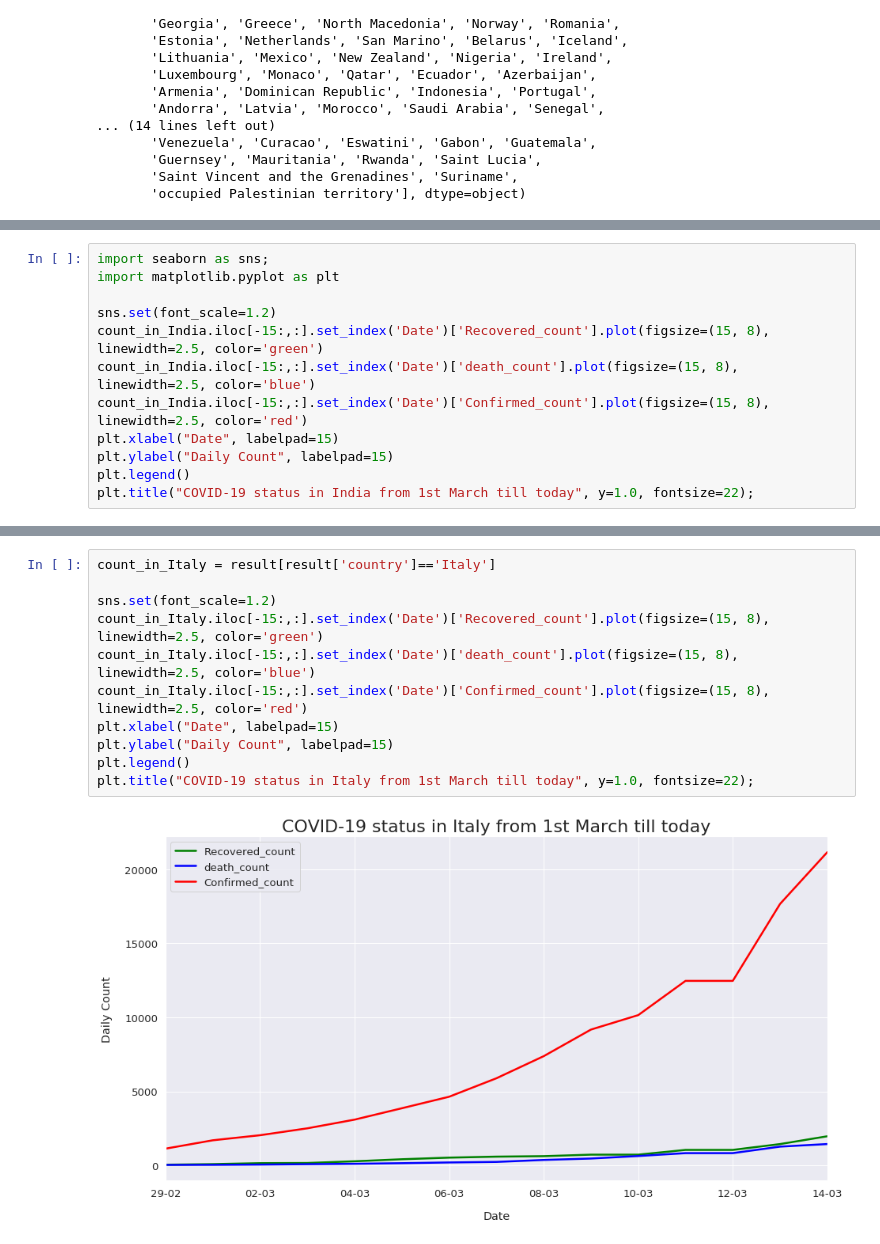
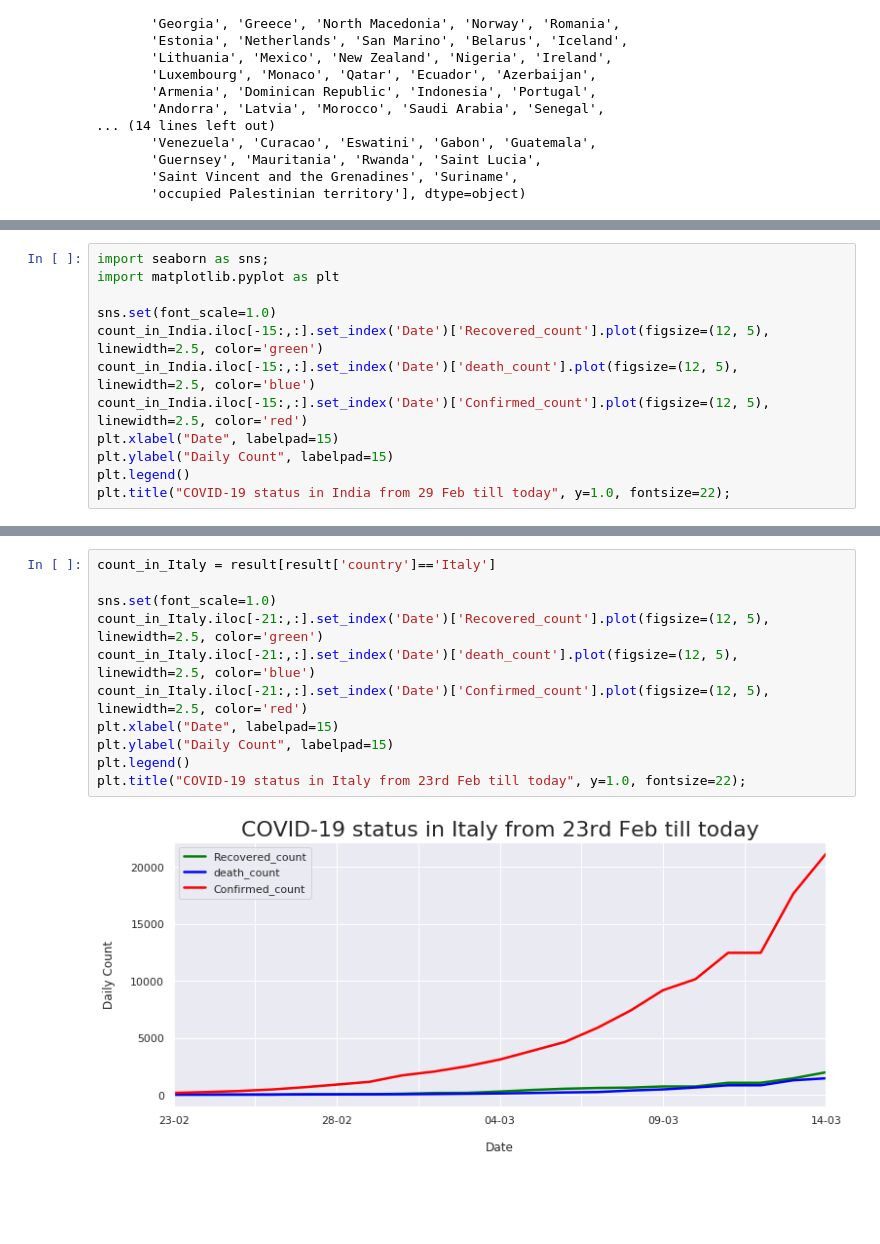
Before and after one commit to radhika1112/Real-time-COVID-19-analysis, a Jupyter notebook: COVID_19_Analysis_on_real_time_data.ipynb, the cells around one changed output, grey strips where cells are left out. Drawn from its saved outputs; the diff is of its cells as text; blank space fills up the shorter version.

```diff
--- a/COVID_19_Analysis_on_real_time_data.ipynb
+++ b/COVID_19_Analysis_on_real_time_data.ipynb
@@ -239,12 +241,12 @@ count_in_India.tail(30)
 import seaborn as sns;
 import matplotlib.pyplot as plt
 
-sns.set(font_scale=1.2)
-count_in_India.iloc[-15:,:].set_index('Date')['Recovered_count'].plot(figsize=(15, 8), linewidth=2.5, color='green')
-count_in_India.iloc[-15:,:].set_index('Date')['death_count'].plot(figsize=(15, 8), linewidth=2.5, color='blue')
-count_in_India.iloc[-15:,:].set_index('Date')['Confirmed_count'].plot(figsize=(15, 8), linewidth=2.5, color='red')
+sns.set(font_scale=1.0)
+count_in_India.iloc[-15:,:].set_index('Date')['Recovered_count'].plot(figsize=(12, 5), linewidth=2.5, color='green')
+count_in_India.iloc[-15:,:].set_index('Date')['death_count'].plot(figsize=(12, 5), linewidth=2.5, color='blue')
+count_in_India.iloc[-15:,:].set_index('Date')['Confirmed_count'].plot(figsize=(12, 5), linewidth=2.5, color='red')
 plt.xlabel("Date", labelpad=15)
 plt.ylabel("Daily Count", labelpad=15)
 plt.legend()
-plt.title("COVID-19 status in India from 1st March till today", y=1.0, fontsize=22);
+plt.title("COVID-19 status in India from 29 Feb till today", y=1.0, fontsize=22);
 # %% [output]
@@ -252,13 +254,13 @@ plt.title("COVID-19 status in India from 1st March till today", y=1.0, fontsize=
 # %%
 count_in_Italy = result[result['country']=='Italy']
 
-sns.set(font_scale=1.2)
-count_in_Italy.iloc[-15:,:].set_index('Date')['Recovered_count'].plot(figsize=(15, 8), linewidth=2.5, color='green')
-count_in_Italy.iloc[-15:,:].set_index('Date')['death_count'].plot(figsize=(15, 8), linewidth=2.5, color='blue')
-count_in_Italy.iloc[-15:,:].set_index('Date')['Confirmed_count'].plot(figsize=(15, 8), linewidth=2.5, color='red')
+sns.set(font_scale=1.0)
+count_in_Italy.iloc[-21:,:].set_index('Date')['Recovered_count'].plot(figsize=(12, 5), linewidth=2.5, color='green')
+count_in_Italy.iloc[-21:,:].set_index('Date')['death_count'].plot(figsize=(12, 5), linewidth=2.5, color='blue')
+count_in_Italy.iloc[-21:,:].set_index('Date')['Confirmed_count'].plot(figsize=(12, 5), linewidth=2.5, color='red')
 plt.xlabel("Date", labelpad=15)
 plt.ylabel("Daily Count", labelpad=15)
 plt.legend()
-plt.title("COVID-19 status in Italy from 1st March till today", y=1.0, fontsize=22);
+plt.title("COVID-19 status in Italy from 23rd Feb till today", y=1.0, fontsize=22);
 # %% [output]
-[figure, old version]
+[figure, new version]
```
Also changed, not shown: parts of 3 cells of this notebook.
